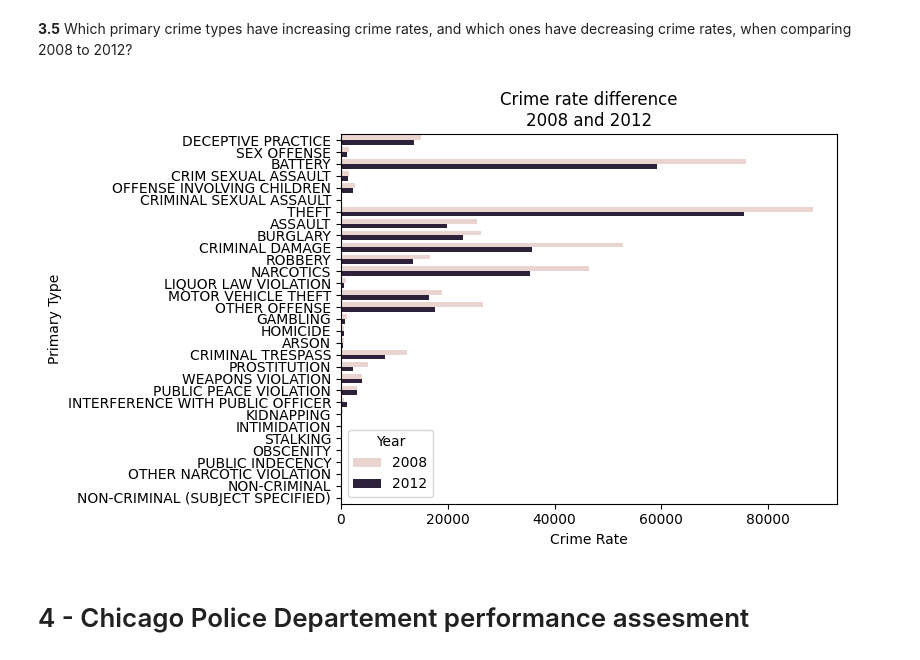
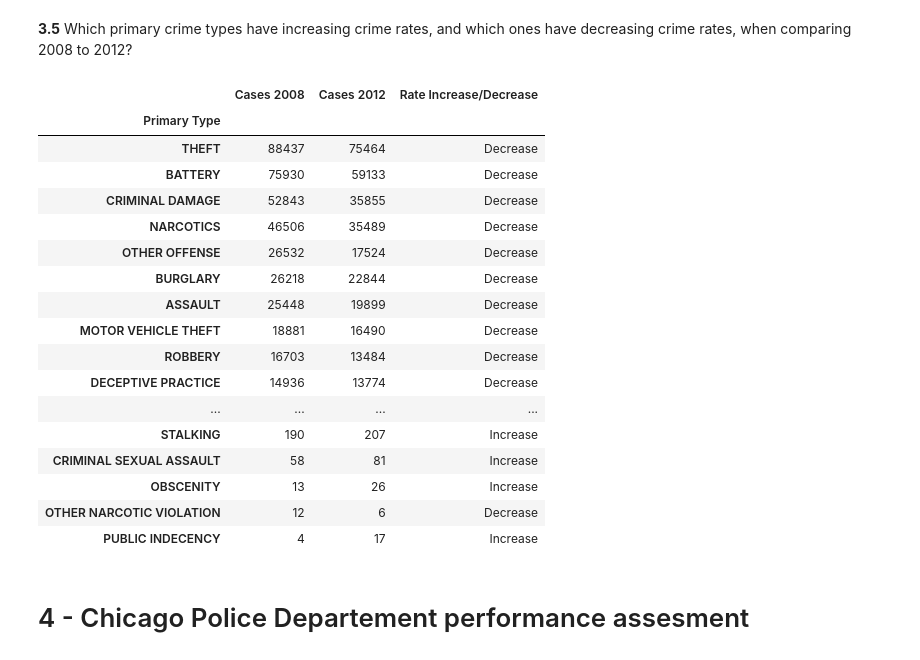
Before and after one commit to SVMino53/aiM24_Databehandling_Inlamning, a Jupyter notebook: chicago.ipynb, the cells around one changed output. Saved outputs shown, nothing was run; the diff lists cells and outputs as text; code cells hidden in the pictures.

```diff
--- a/chicago.ipynb
+++ b/chicago.ipynb
@@ -144,3 +153,7 @@ chicago_crime_2008_to_2012_df[duplicated_mask]
+# %%
+# Because of this, I decide to remove these rows from the data frame.
+
+chicago_crime_2008_to_2012_df = chicago_crime_2008_to_2012_df[~duplicated_mask]
 # %% [markdown]
 **2.2** What columns in the crime dataset has missing values, and how many are they?
 # %%
@@ -218,28 +229,43 @@ print(f"The crime rate has decreased by {pct_decrease:1.2f}% from 2008 to 2012."
 The crime rate has decreased by 21.27% from 2008 to 2012.
 # %% [markdown]
 **3.5** Which primary crime types have increasing crime rates, and which ones have decreasing crime rates, when comparing 2008 to 2012?
-# %%
-crimes_2008_mask = chicago_crime_2008_to_2012_df["Date"].dt.year == 2008
-crimes_2008_df = chicago_crime_2008_to_2012_df[crimes_2008_mask]
-crime_types = crimes_2008_df["Primary Type"].unique()
-crime_types_rates_2008_df = pd.DataFrame({"Primary Type": crime_types,
-                                          "Crime Rate": [(crimes_2008_df["Primary Type"] == ct).sum() for ct in crime_types],
-                                          "Year": 2008})
-
-crimes_2012_mask = chicago_crime_2008_to_2012_df["Date"].dt.year == 2012
-crimes_2012_df = chicago_crime_2008_to_2012_df[crimes_2012_mask]
-crime_types = crimes_2012_df["Primary Type"].unique()
-crime_types_rates_2012_df = pd.DataFrame({"Primary Type": crime_types,
-                                          "Crime Rate": [(crimes_2012_df["Primary Type"] == ct).sum() for ct in crime_types],
-                                          "Year": 2012})
-
-crime_types_rates_2008_and_2012_df = pd.concat([crime_types_rates_2008_df, crime_types_rates_2012_df])
-
-sns.barplot(crime_types_rates_2008_and_2012_df, x="Crime Rate", y="Primary Type", hue="Year")
-plt.title("Crime rate difference\n2008 and 2012")
-plt.show()
-# %% [output]
-[figure, removed]
+# %%
+crimes_2008_mask = chicago_crime_2008_to_2012_df["Date"].dt.year == 2008
+crimes_2008_df = chicago_crime_2008_to_2012_df[crimes_2008_mask]
+crime_types_2008 = pd.DataFrame(crimes_2008_df["Primary Type"].value_counts()).rename(columns={"count": "Cases 2008"})
+
+crimes_2012_mask = chicago_crime_2008_to_2012_df["Date"].dt.year == 2012
+crimes_2012_df = chicago_crime_2008_to_2012_df[crimes_2012_mask]
+crime_types_2012 = pd.DataFrame(crimes_2012_df["Primary Type"].value_counts()).rename(columns={"count": "Cases 2012"})
+
+crime_types_2008_and_2012 = pd.merge(crime_types_2008, crime_types_2012, on="Primary Type")
+rate_increase_mask = (crime_types_2008_and_2012["Cases 2012"] - crime_types_2008_and_2012["Cases 2008"]) > 0
+rate_decrease_mask = (crime_types_2008_and_2012["Cases 2012"] - crime_types_2008_and_2012["Cases 2008"]) < 0
+rate_same_mask = (crime_types_2008_and_2012["Cases 2012"] - crime_types_2008_and_2012["Cases 2008"]) == 0
+crime_types_2008_and_2012["Rate Increase/Decrease"] = ""
+crime_types_2008_and_2012["Rate Increase/Decrease"][rate_increase_mask] = "Increase"
+crime_types_2008_and_2012["Rate Increase/Decrease"][rate_decrease_mask] = "Decrease"
+crime_types_2008_and_2012["Rate Increase/Decrease"][rate_same_mask] = "Same"
+crime_types_2008_and_2012
+# %% [output]
+|  | Cases 2008 | Cases 2012 | Rate Increase/Decrease |
+| Primary Type |  |  |  |
+| THEFT | 88437 | 75464 | Decrease |
+| BATTERY | 75930 | 59133 | Decrease |
+| CRIMINAL DAMAGE | 52843 | 35855 | Decrease |
+| NARCOTICS | 46506 | 35489 | Decrease |
+| OTHER OFFENSE | 26532 | 17524 | Decrease |
+| BURGLARY | 26218 | 22844 | Decrease |
+| ASSAULT | 25448 | 19899 | Decrease |
+| MOTOR VEHICLE THEFT | 18881 | 16490 | Decrease |
+| ROBBERY | 16703 | 13484 | Decrease |
+| DECEPTIVE PRACTICE | 14936 | 13774 | Decrease |
+| ... | ... | ... | ... |
+| STALKING | 190 | 207 | Increase |
+| CRIMINAL SEXUAL ASSAULT | 58 | 81 | Increase |
+| OBSCENITY | 13 | 26 | Increase |
+| OTHER NARCOTIC VIOLATION | 12 | 6 | Decrease |
+| PUBLIC INDECENCY | 4 | 17 | Increase |
 # %% [markdown]
 # 4 - Chicago Police Departement performance assesment
 # %% [markdown]
```
Also changed, not shown: parts of 5 cells of this notebook.
